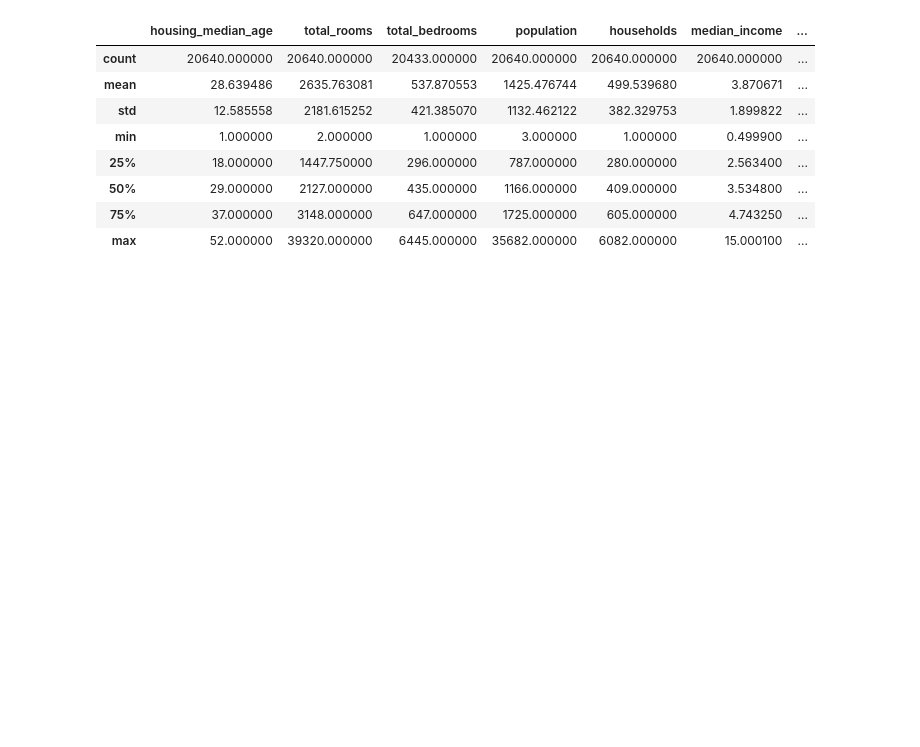
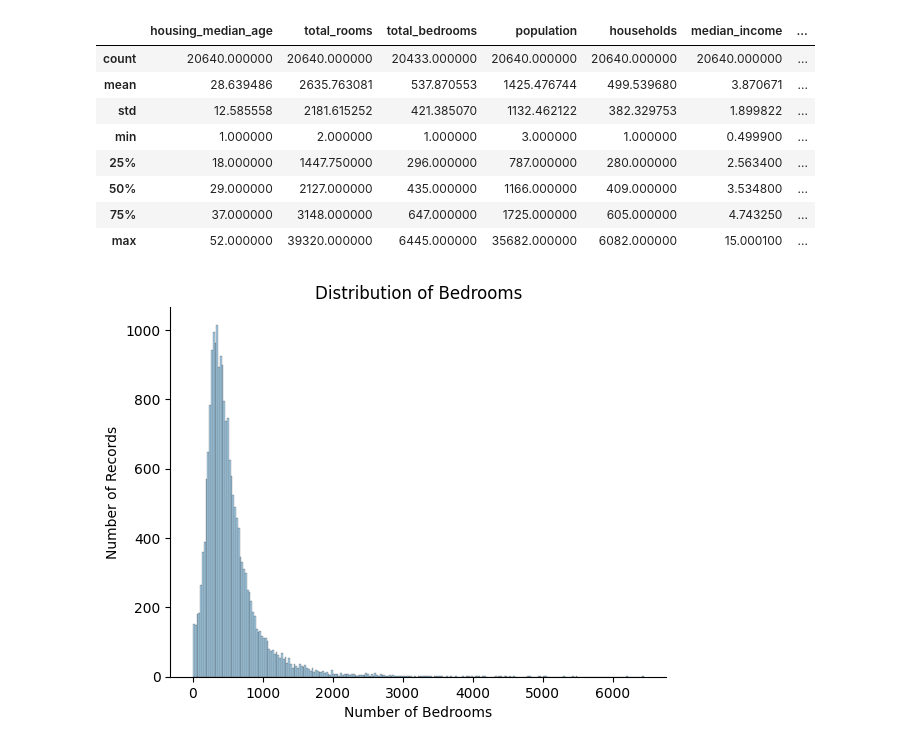
Before and after one commit to akhilvarshney9/EDA-Project, a Jupyter notebook: eda_project.ipynb, the cells around one changed output. Cells and saved outputs as stored; diff of their text form; code cells hidden in the pictures; blank space fills up the shorter version.

```diff
--- a/eda_project.ipynb
+++ b/eda_project.ipynb
@@ -69,3 +69,13 @@ df[['housing_median_age','total_rooms','total_bedrooms','population','households
 | 50% | 29.000000 | 2127.000000 | 435.000000 | 1166.000000 | 409.000000 | 3.534800 | ... |
 | 75% | 37.000000 | 3148.000000 | 647.000000 | 1725.000000 | 605.000000 | 4.743250 | ... |
 | max | 52.000000 | 39320.000000 | 6445.000000 | 35682.000000 | 6082.000000 | 15.000100 | ... |
+# %%
+#distribution and concentaration of bedrooms
+sns.histplot(data = df, x = 'total_bedrooms')
+plt.title('Distribution of Bedrooms')
+plt.xlabel('Number of Bedrooms')
+plt.ylabel('Number of Records')
+plt.gca().spines[['right','top']].set_visible(False)
+plt.show()
+# %% [output]
+[figure, added]
```
Also changed, not shown: parts of 3 cells of this notebook.
